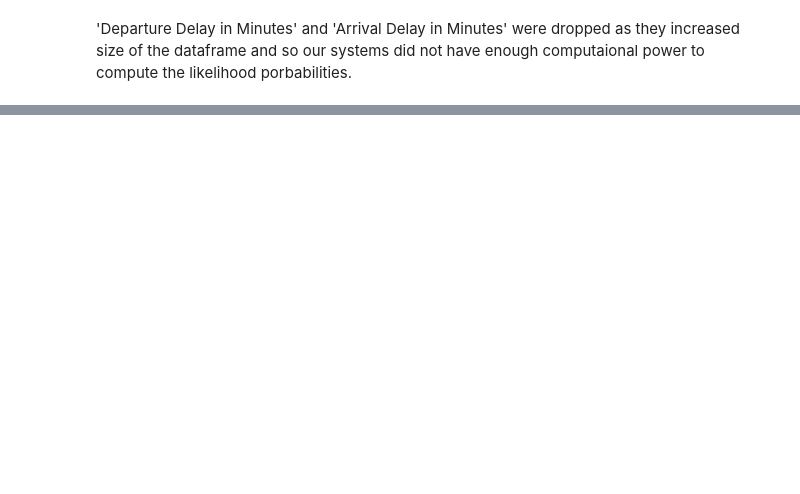
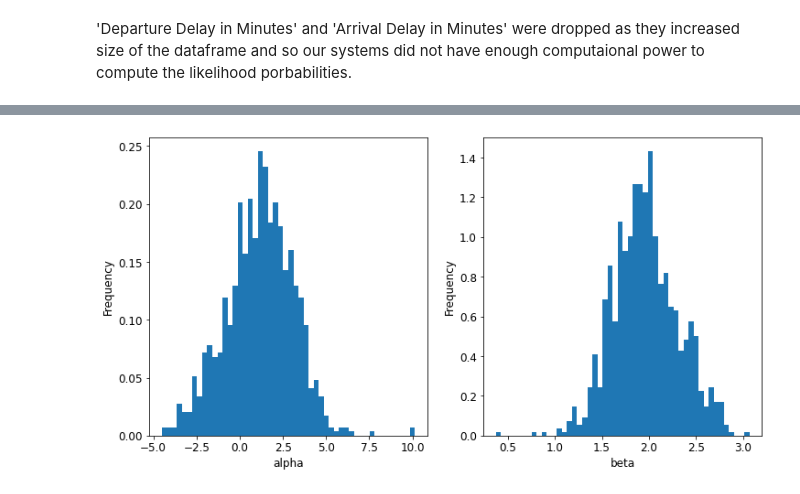
Before and after one commit to ChrisAlex2104/Modeling-and-Inferring-Airline-Passenger-Satisfaction, a Jupyter notebook: Probabilistic models Final Project.ipynb, the cells around one changed output, grey strips where cells are left out. Drawn from its saved outputs; the diff is of its cells as text; code cells hidden in the pictures; blank space fills up the shorter version.

```diff
--- a/Probabilistic models Final Project.ipynb
+++ b/Probabilistic models Final Project.ipynb
@@ -483,7 +428,9 @@ Likelihood_Prob_satisfied=round(data_satisfied.pivot_table(index=['Type of Trave
        'Class','Inflight entertainment','Seat comfort'],values="satisfaction"
                                                            ,  aggfunc=["count"]),2).fillna(0).stack()
 Likelihood_Prob_satisfied=Likelihood_Prob_satisfied.div(Likelihood_Prob_satisfied.loc[:,'count'].values.sum())
-Likelihood_Prob_satisfied
+for i in Likelihood_Prob_satisfied.index:
+    print(Likelihood_Prob_satisfied.loc[i],Likelihood_Prob_unsatisfied.loc[i])
+
 #.rename(columns ={"count" :"Death" })
 # .div(len(data_satisfied))
 # %% [output]
@@ -534,0 +560,55 @@ maxLikelihoodSequence=dict(zip(('Type of Travel', 'Inflight wifi service',
+# %%
+import numpy as np
+import pandas as pd
+import matplotlib.pyplot as plt
+import scipy.stats as stats
+
+
+# Define the prior hyperparameters for alpha and beta
+alpha_mu_prior = 0
+alpha_sigma_prior = 10
+beta_mu_prior = 0
+beta_sigma_prior = 10
+
+# Number of Gibbs sampling iterations
+n_iterations = 1000
+
+# Initialize the parameters (alpha and beta)
+alpha = 0
+beta = 0
+
+# Store the samples
+alpha_samples = np.zeros(n_iterations)
+beta_samples = np.zeros(n_iterations)
+
+# Perform Gibbs sampling
+for i in range(n_iterations):
+    # Sample alpha given beta
+    alpha_sigma_posterior = np.sqrt(1 / (N / alpha_sigma_prior ** 2 + 1 / beta_sigma_prior ** 2))
+    alpha_mu_posterior = alpha_sigma_posterior ** 2 * (np.sum(y - beta * x) / alpha_sigma_prior ** 2)
+    alpha = np.random.normal(alpha_mu_posterior, alpha_sigma_posterior)
+
+    # Sample beta given alpha
+    beta_sigma_posterior = np.sqrt(1 / (np.sum(x ** 2) / beta_sigma_prior ** 2 + 1 / alpha_sigma_prior ** 2))
+    beta_mu_posterior = beta_sigma_posterior ** 2 * (np.sum(x * (y - alpha)) / beta_sigma_prior ** 2)
+    beta = np.random.normal(beta_mu_posterior, beta_sigma_posterior)
+
+    # Store the samples
+    alpha_samples[i] = alpha
+    beta_samples[i] = beta
+
+
+# Plot the samples
+plt.figure(figsize=(12, 6))
+plt.subplot(1, 2, 1)
+plt.hist(alpha_samples, bins=50, density=True)
+plt.xlabel('alpha')
+plt.ylabel('Frequency')
+
+plt.subplot(1, 2, 2)
+plt.hist(beta_samples, bins=50, density=True)
+plt.xlabel('beta')
+plt.ylabel('Frequency')
+plt.show()
+# %% [output]
+[figure, added]
```
Also changed, not shown: parts of 45 cells of this notebook.
